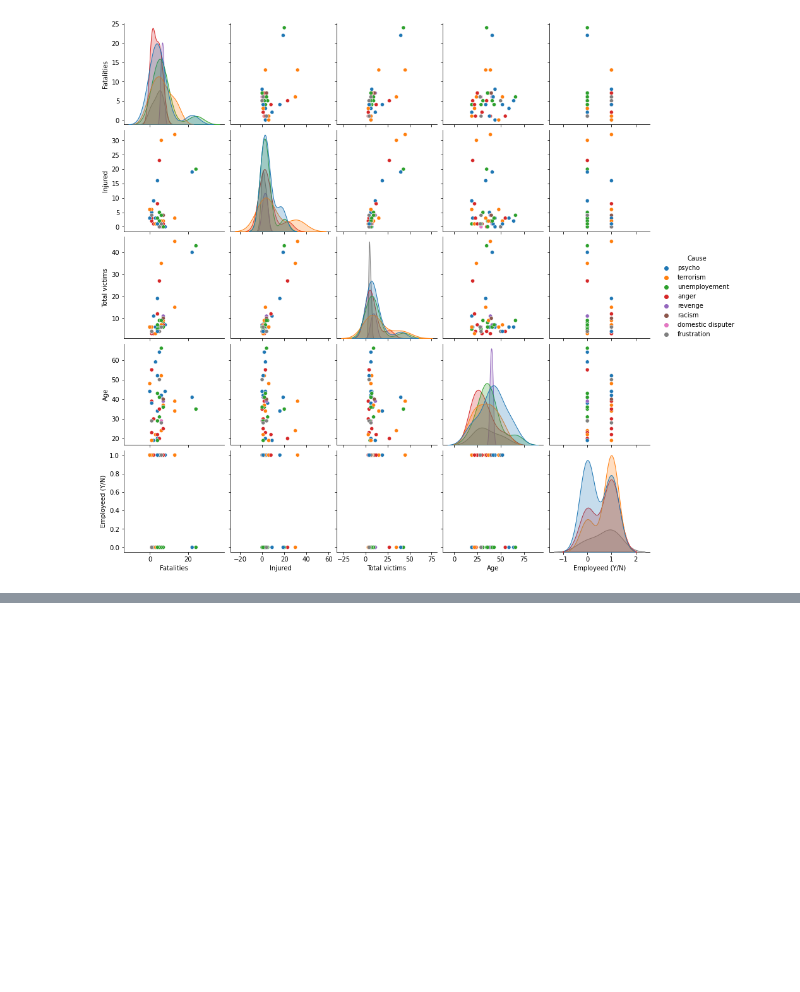
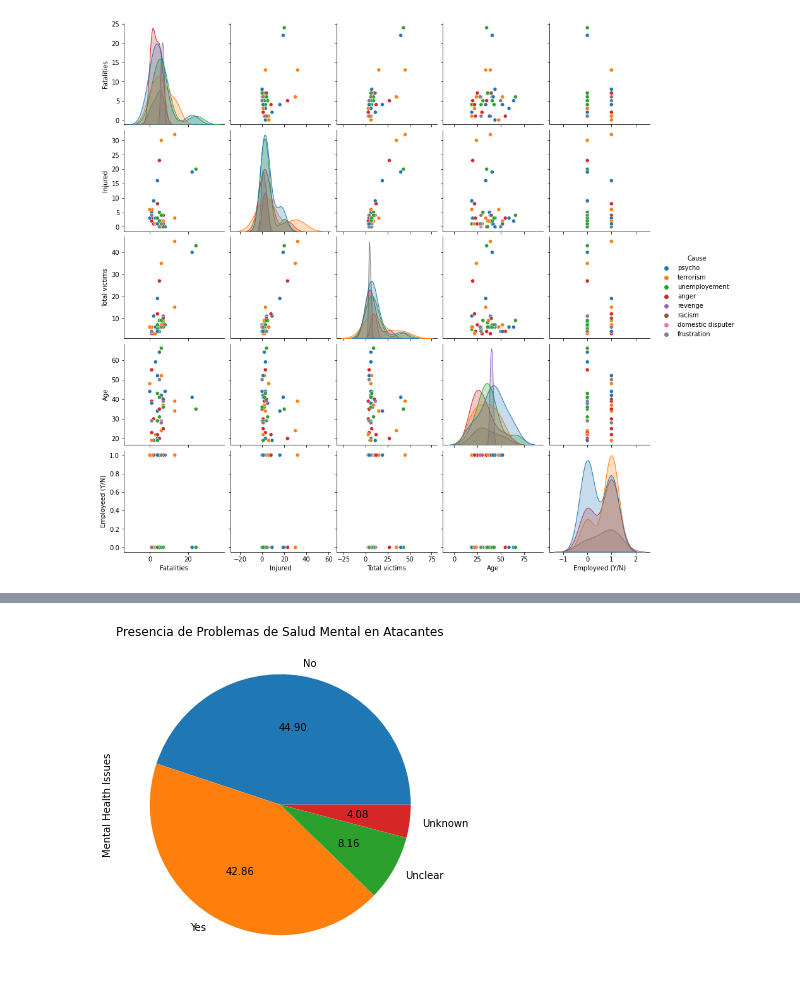
Before and after one commit to panxolopez/proyecto_mineria, a Jupyter notebook: proyecto.ipynb, the cells around one changed output, grey strips where cells are left out. Saved outputs shown, nothing was run; the diff lists cells and outputs as text; code cells hidden in the pictures; blank space fills up the shorter version.

```diff
--- a/proyecto.ipynb
+++ b/proyecto.ipynb
@@ -137,0 +132,6 @@ plot = deep_copy['Mental Health Issues'].value_counts().plot(kind='pie', autopct
+# %%
+plot = deep_copy['Mental Health Issues'].value_counts().plot(kind='pie', autopct='%.2f',
+                                            figsize=(6, 6),
+                                            title='Presencia de Problemas de Salud Mental en Atacantes')
+# %% [output]
+[figure, added]
```
Also changed, not shown: parts of 8 cells of this notebook.
